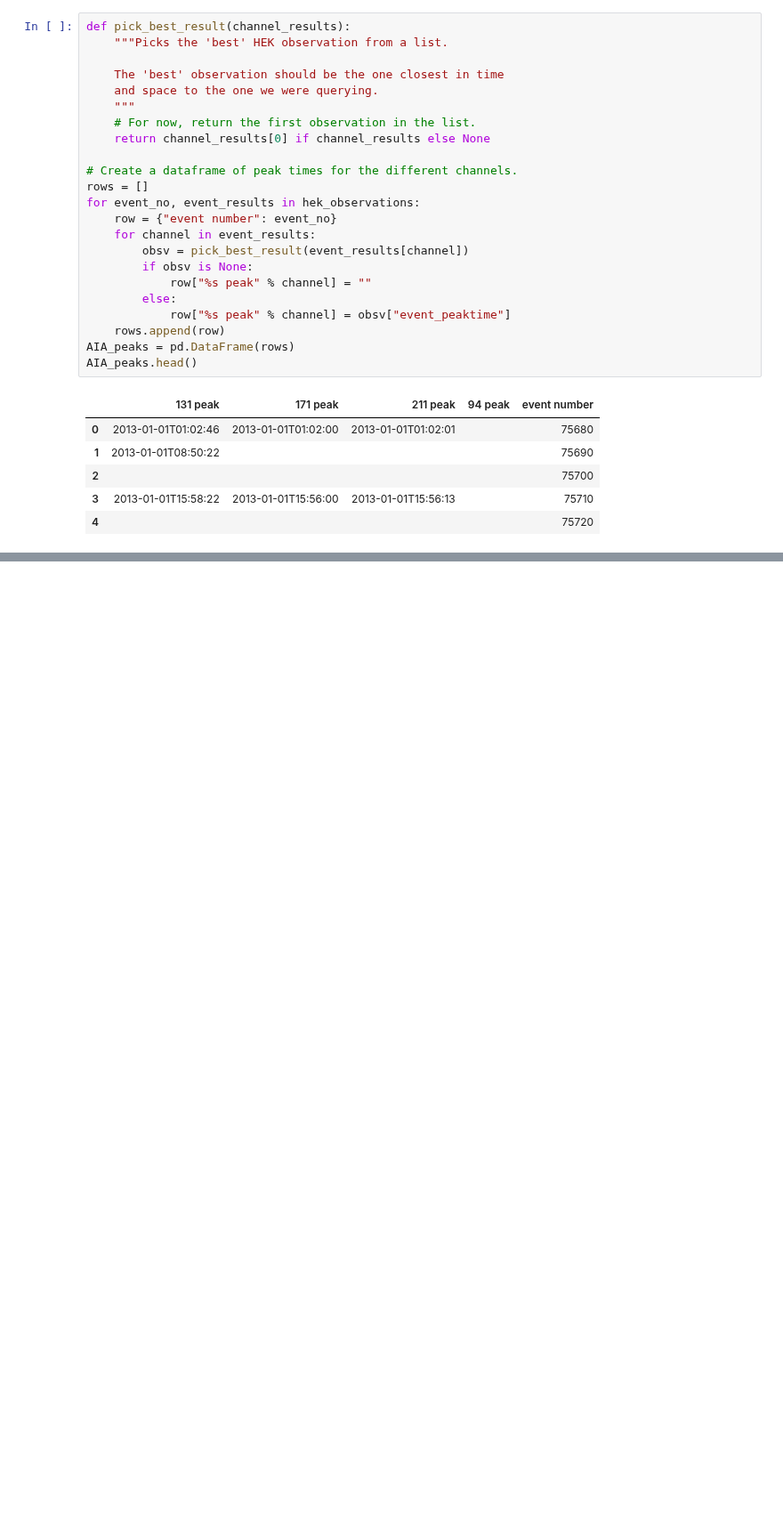
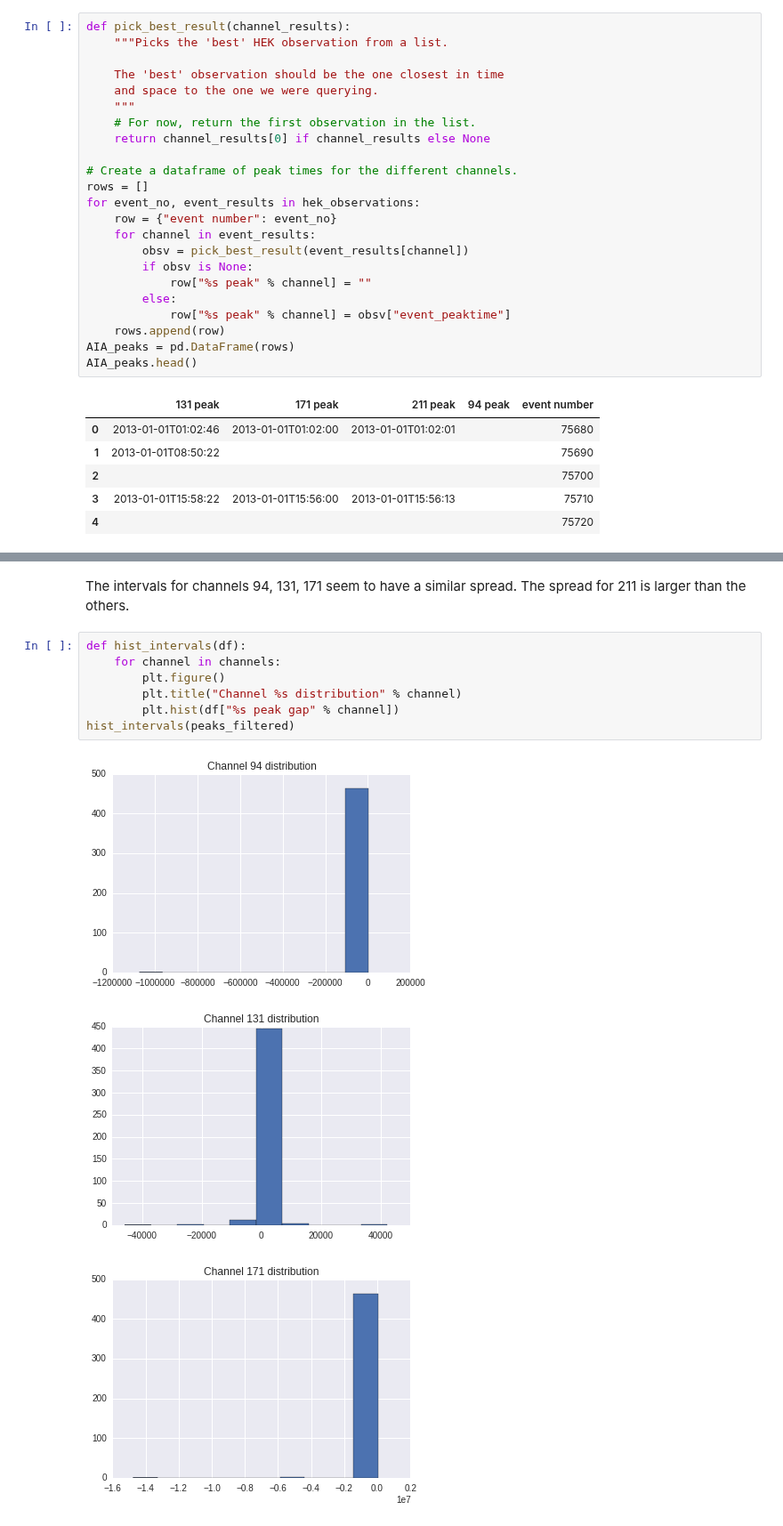
Before and after one commit to Nschanche/Flare_peaks, a Jupyter notebook: flare_project.ipynb, the cells around one changed output, grey strips where cells are left out. Shown at 89% size. Cells and saved outputs as stored; diff of their text form; blank space fills up the shorter version.

```diff
--- a/flare_project.ipynb
+++ b/flare_project.ipynb
@@ -657,0 +690,13 @@ len(peaksFiltered)
+# %% [markdown]
+The intervals for channels 94, 131, 171 seem to have a similar spread. The spread for 211 is larger than the others.
+# %%
+def hist_intervals(df):
+    for channel in channels:
+        plt.figure()
+        plt.title("Channel %s distribution" % channel)
+        plt.hist(df["%s peak gap" % channel])
+hist_intervals(peaks_filtered)
+# %% [output]
+[figure, added]
+[figure, added]
+[figure, added]
```
Also changed, not shown: parts of 16 cells of this notebook.
